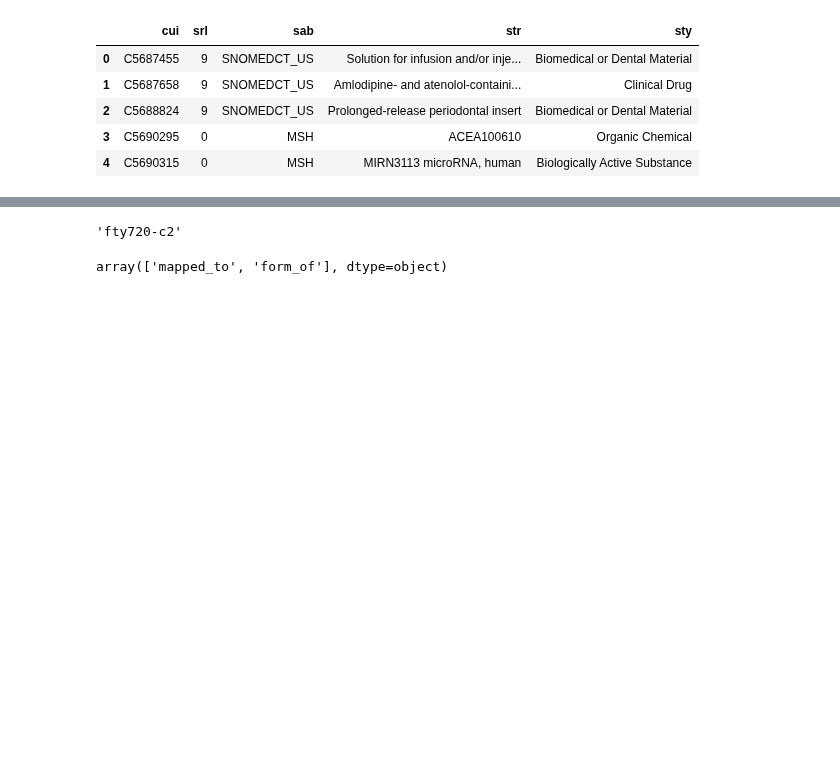
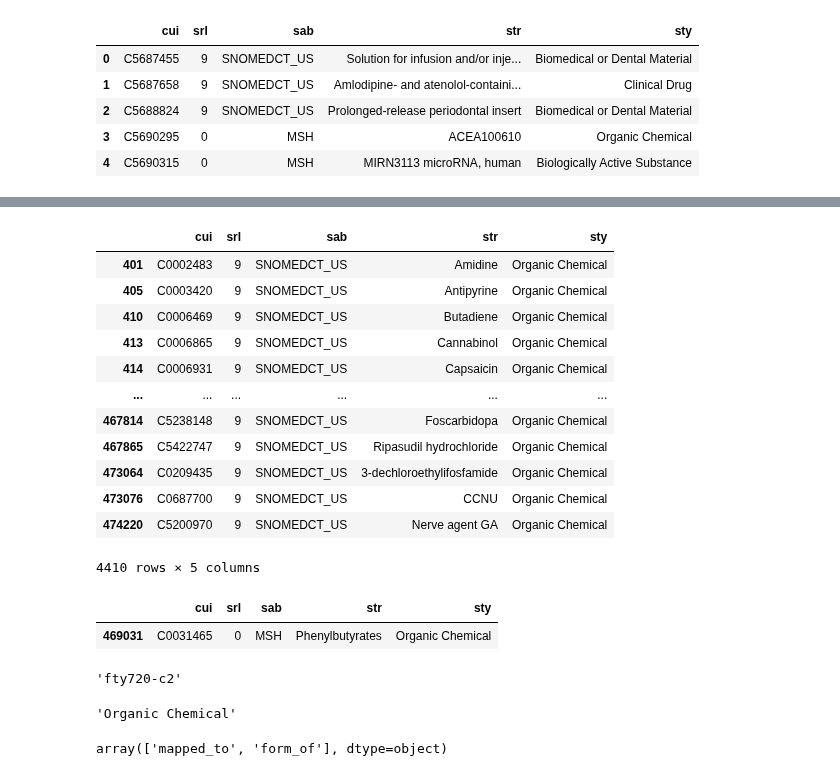
Before and after one commit to Ineichen-Group/Preclinical_DrugDisease_Translation_Pipeline, a Jupyter notebook: 04_normalization/UMLS_Drug_Parent_Mapping.ipynb, the cells around one changed output, grey strips where cells are left out. Saved outputs shown, nothing was run; the diff lists cells and outputs as text; code cells hidden in the pictures; blank space fills up the shorter version.

```diff
--- a/04_normalization/UMLS_Drug_Parent_Mapping.ipynb
+++ b/04_normalization/UMLS_Drug_Parent_Mapping.ipynb
@@ -25,7 +57,36 @@ umls_full.head()
+# %%
+umls_full[
+    (umls_full['sty'] == "Organic Chemical") &
+    (umls_full['sab'] == "SNOMEDCT_US")
+]
+# %% [output]
+|  | cui | srl | sab | str | sty |
+| 401 | C0002483 | 9 | SNOMEDCT_US | Amidine | Organic Chemical |
+| 405 | C0003420 | 9 | SNOMEDCT_US | Antipyrine | Organic Chemical |
+| 410 | C0006469 | 9 | SNOMEDCT_US | Butadiene | Organic Chemical |
+| 413 | C0006865 | 9 | SNOMEDCT_US | Cannabinol | Organic Chemical |
+| 414 | C0006931 | 9 | SNOMEDCT_US | Capsaicin | Organic Chemical |
+| ... | ... | ... | ... | ... | ... |
+| 467814 | C5238148 | 9 | SNOMEDCT_US | Foscarbidopa | Organic Chemical |
+| 467865 | C5422747 | 9 | SNOMEDCT_US | Ripasudil hydrochloride | Organic Chemical |
+| 473064 | C0209435 | 9 | SNOMEDCT_US | 3-dechloroethylifosfamide | Organic Chemical |
+| 473076 | C0687700 | 9 | SNOMEDCT_US | CCNU | Organic Chemical |
+| 474220 | C5200970 | 9 | SNOMEDCT_US | Nerve agent GA | Organic Chemical |
+4410 rows × 5 columns
+# %%
+umls_full[umls_full['cui']=="C0031465"]
+# %% [output]
+|  | cui | srl | sab | str | sty |
+| 469031 | C0031465 | 0 | MSH | Phenylbutyrates | Organic Chemical |
 # %%
 cui_to_str = pd.Series(umls_full['str'].values, index=umls_full['cui']).to_dict()
 cui_to_str['C5198068']
 # %% [output]
 'fty720-c2'
+# %%
+cui_to_sty = pd.Series(umls_full['sty'].values, index=umls_full['cui']).to_dict()
+cui_to_sty['C5198068']
+# %% [output]
+'Organic Chemical'
 # %%
 mappings = pd.read_csv("/shares/animalwelfare.crs.uzh/Preclinical_Pipeline/04_normalization/data/umls/mrrel_mapped_to_form_of_20251112.csv")
```
Also changed, not shown: parts of 30 cells of this notebook.
